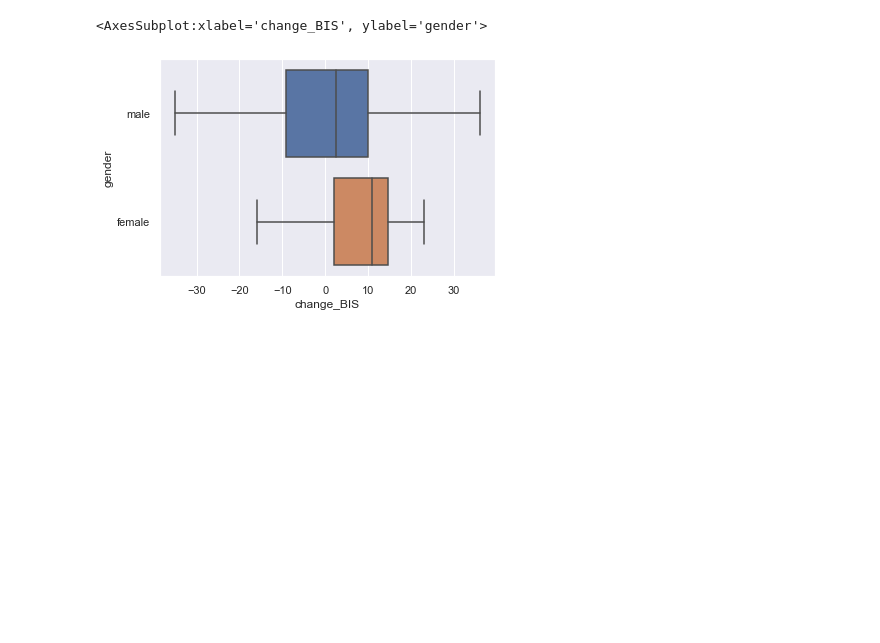
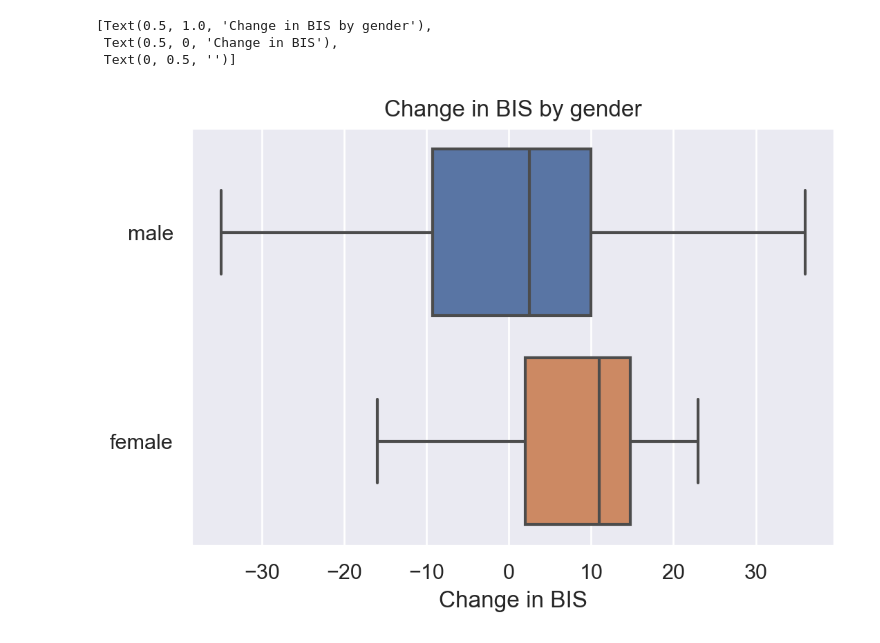
Before and after one commit to jjbbyw/MLZ, a Jupyter notebook: MLZ.ipynb, the cells around one changed output. Saved outputs shown, nothing was run; the diff lists cells and outputs as text; code cells hidden in the pictures; blank space fills up the shorter version.

Commit message:
graph

```diff
--- a/MLZ.ipynb
+++ b/MLZ.ipynb
@@ -1,5 +1,9 @@
 # %%
 import pandas as pd
 import seaborn as sns
+from matplotlib import pyplot as plt
+
+plt.rcParams['figure.dpi'] = 200
+sns.set_style("darkgrid")
 # %%
 df = pd.read_spss("Pracbiss.sav")
@@ -7,9 +10,10 @@ df = pd.read_spss("Pracbiss.sav")
 df["gender"] = df["gender_coded"].apply(lambda x: "male" if x==1 else "female")
 df["change_BIS"] = -df["change_BIS"]
 # %%
-sns.set_style("darkgrid")
-
-sns.boxplot(data=df, x="change_BIS", y="gender", orient="h")
+#boxplot
+sns.boxplot(data=df, x="change_BIS", y="gender", orient="h").set(title="Change in BIS by gender", xlabel="Change in BIS", ylabel="")
 # %% [output]
-<AxesSubplot:xlabel='change_BIS', ylabel='gender'>
+[Text(0.5, 1.0, 'Change in BIS by gender'),
+ Text(0.5, 0, 'Change in BIS'),
+ Text(0, 0.5, '')]
-[figure, old version]
+[figure, new version]
```
Also changed, not shown: parts of 9 cells of this notebook.
